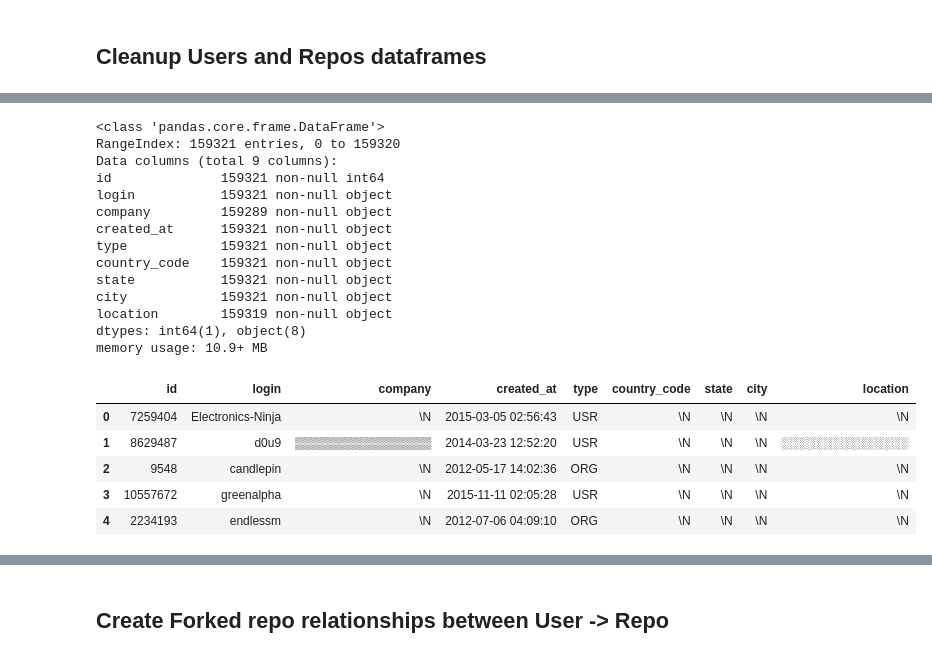
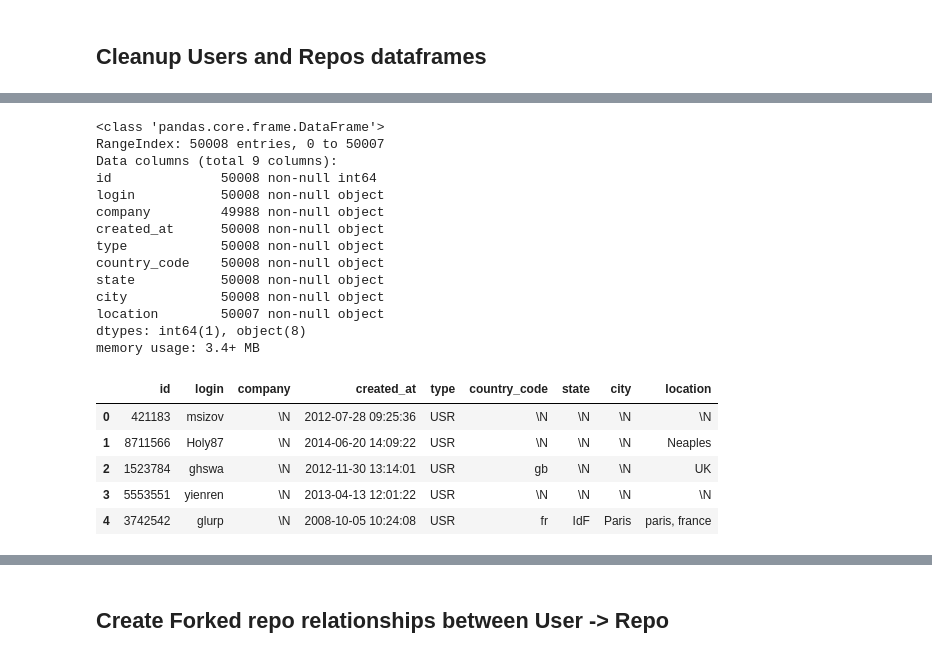
Before and after one commit to caitriggs/github-collaborator, a Jupyter notebook: data-cleaning-EDA.ipynb, the cells around one changed output, grey strips where cells are left out. Cells and saved outputs as stored; diff of their text form; code cells hidden in the pictures.

```diff
--- a/data-cleaning-EDA.ipynb
+++ b/data-cleaning-EDA.ipynb
@@ -61,27 +61,27 @@ memory usage: 12.2+ MB
 # %%
-users = pd.read_csv('data/active_users.csv', sep='\t')
+users = pd.read_csv('data/new_subset_data/new_subset_users.csv', sep='\t')
 users.info()
 users.head()
 # %% [output]
 <class 'pandas.core.frame.DataFrame'>
-RangeIndex: 159321 entries, 0 to 159320
+RangeIndex: 50008 entries, 0 to 50007
 Data columns (total 9 columns):
-id              159321 non-null int64
-login           159321 non-null object
-company         159289 non-null object
-created_at      159321 non-null object
-type            159321 non-null object
-country_code    159321 non-null object
-state           159321 non-null object
-city            159321 non-null object
-location        159319 non-null object
+id              50008 non-null int64
+login           50008 non-null object
+company         49988 non-null object
+created_at      50008 non-null object
+type            50008 non-null object
+country_code    50008 non-null object
+state           50008 non-null object
+city            50008 non-null object
+location        50007 non-null object
 dtypes: int64(1), object(8)
-memory usage: 10.9+ MB
+memory usage: 3.4+ MB
 |  | id | login | company | created_at | type | country_code | state | city | location |
-| 0 | 7259404 | Electronics-Ninja | \N | 2015-03-05 02:56:43 | USR | \N | \N | \N | \N |
-| 1 | 8629487 | d0u9 | ▒▒▒▒▒▒▒▒▒▒▒▒▒▒▒▒ | 2014-03-23 12:52:20 | USR | \N | \N | \N | ░░░░░░░░░░░░░░░ |
-| 2 | 9548 | candlepin | \N | 2012-05-17 14:02:36 | ORG | \N | \N | \N | \N |
-| 3 | 10557672 | greenalpha | \N | 2015-11-11 02:05:28 | USR | \N | \N | \N | \N |
-| 4 | 2234193 | endlessm | \N | 2012-07-06 04:09:10 | ORG | \N | \N | \N | \N |
+| 0 | 421183 | msizov | \N | 2012-07-28 09:25:36 | USR | \N | \N | \N | \N |
+| 1 | 8711566 | Holy87 | \N | 2014-06-20 14:09:22 | USR | \N | \N | \N | Neaples |
+| 2 | 1523784 | ghswa | \N | 2012-11-30 13:14:01 | USR | gb | \N | \N | UK |
+| 3 | 5553551 | yienren | \N | 2013-04-13 12:01:22 | USR | \N | \N | \N | \N |
+| 4 | 3742542 | glurp | \N | 2008-10-05 10:24:08 | USR | fr | IdF | Paris | paris, france |
 # %%
 users.location.fillna('\\N',inplace = True)
```
Also changed, not shown: parts of 39 cells of this notebook, 2 other files.
